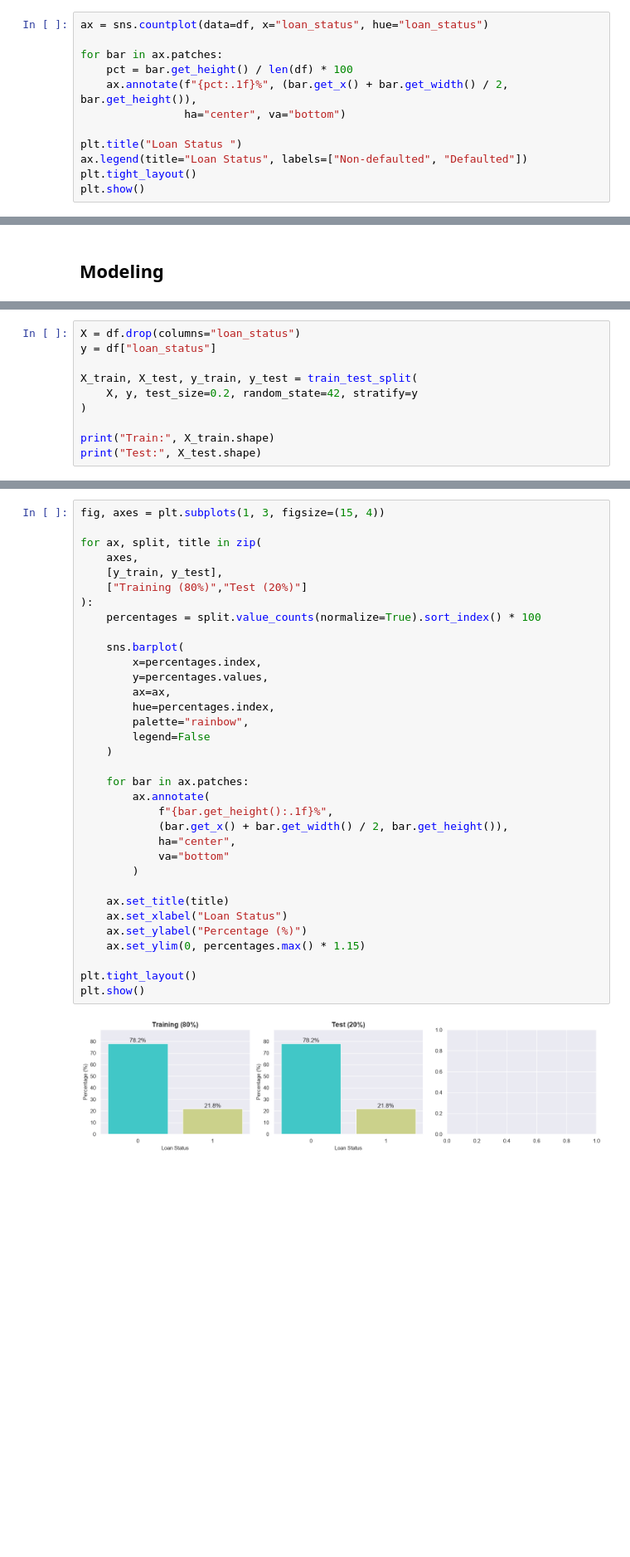
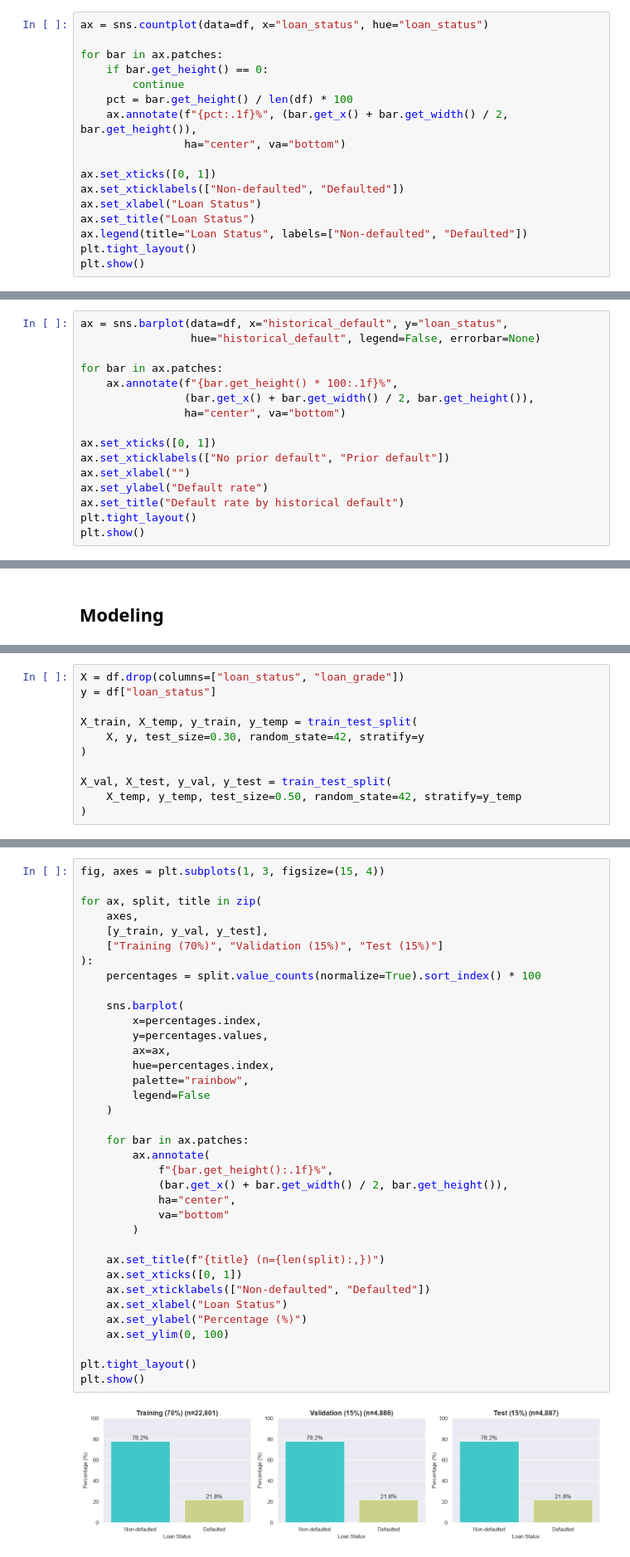
Before and after one commit to giddygarcia/credit-risk-analysis, a Jupyter notebook: credit-risk-analysis.ipynb, the cells around one changed output, grey strips where cells are left out. Shown at 83% size. Cells and saved outputs as stored; diff of their text form; blank space fills up the shorter version.

```diff
--- a/credit-risk-analysis.ipynb
+++ b/credit-risk-analysis.ipynb
@@ -342,11 +374,16 @@ All numerical variables are predominantly right-skewed
 ax = sns.countplot(data=df, x="loan_status", hue="loan_status")
 
 for bar in ax.patches:
+    if bar.get_height() == 0:
+        continue
     pct = bar.get_height() / len(df) * 100
     ax.annotate(f"{pct:.1f}%", (bar.get_x() + bar.get_width() / 2, bar.get_height()),
                 ha="center", va="bottom")
 
-plt.title("Loan Status ")
+ax.set_xticks([0, 1])
+ax.set_xticklabels(["Non-defaulted", "Defaulted"])
+ax.set_xlabel("Loan Status")
+ax.set_title("Loan Status")
 ax.legend(title="Loan Status", labels=["Non-defaulted", "Defaulted"])
 plt.tight_layout()
 plt.show()
@@ -354,0 +433,16 @@ plt.show()
+# %%
+ax = sns.barplot(data=df, x="historical_default", y="loan_status",
+                 hue="historical_default", legend=False, errorbar=None)
+
+for bar in ax.patches:
+    ax.annotate(f"{bar.get_height() * 100:.1f}%",
+                (bar.get_x() + bar.get_width() / 2, bar.get_height()),
+                ha="center", va="bottom")
+
+ax.set_xticks([0, 1])
+ax.set_xticklabels(["No prior default", "Prior default"])
+ax.set_xlabel("")
+ax.set_ylabel("Default rate")
+ax.set_title("Default rate by historical default")
+plt.tight_layout()
+plt.show()
@@ -404,10 +537,11 @@ If there are highly multicollinear variables, there is possibly a need for more
 # %%
-X = df.drop(columns="loan_status")
+X = df.drop(columns=["loan_status", "loan_grade"])
 y = df["loan_status"]
 
-X_train, X_test, y_train, y_test = train_test_split(
-    X, y, test_size=0.2, random_state=42, stratify=y
+X_train, X_temp, y_train, y_temp = train_test_split(
+    X, y, test_size=0.30, random_state=42, stratify=y
 )
 
-print("Train:", X_train.shape)
-print("Test:", X_test.shape)
+X_val, X_test, y_val, y_test = train_test_split(
+    X_temp, y_temp, test_size=0.50, random_state=42, stratify=y_temp
+)
@@ -418,35 +549,37 @@ Test: (6515, 11)
 fig, axes = plt.subplots(1, 3, figsize=(15, 4))
 
 for ax, split, title in zip(
     axes,
-    [y_train, y_test],
-    ["Training (80%)","Test (20%)"]
+    [y_train, y_val, y_test],
+    ["Training (70%)", "Validation (15%)", "Test (15%)"]
 ):
     percentages = split.value_counts(normalize=True).sort_index() * 100
 
     sns.barplot(
         x=percentages.index,
         y=percentages.values,
         ax=ax,
         hue=percentages.index,
         palette="rainbow",
         legend=False
     )
 
     for bar in ax.patches:
         ax.annotate(
             f"{bar.get_height():.1f}%",
             (bar.get_x() + bar.get_width() / 2, bar.get_height()),
             ha="center",
             va="bottom"
         )
 
-    ax.set_title(title)
+    ax.set_title(f"{title} (n={len(split):,})")
+    ax.set_xticks([0, 1])
+    ax.set_xticklabels(["Non-defaulted", "Defaulted"])
     ax.set_xlabel("Loan Status")
     ax.set_ylabel("Percentage (%)")
-    ax.set_ylim(0, percentages.max() * 1.15)
+    ax.set_ylim(0, 100)
 
 plt.tight_layout()
 plt.show()
 # %% [output]
-[figure, old version]
+[figure, new version]
```
Also changed, not shown: parts of 63 cells of this notebook, 9 other files.
